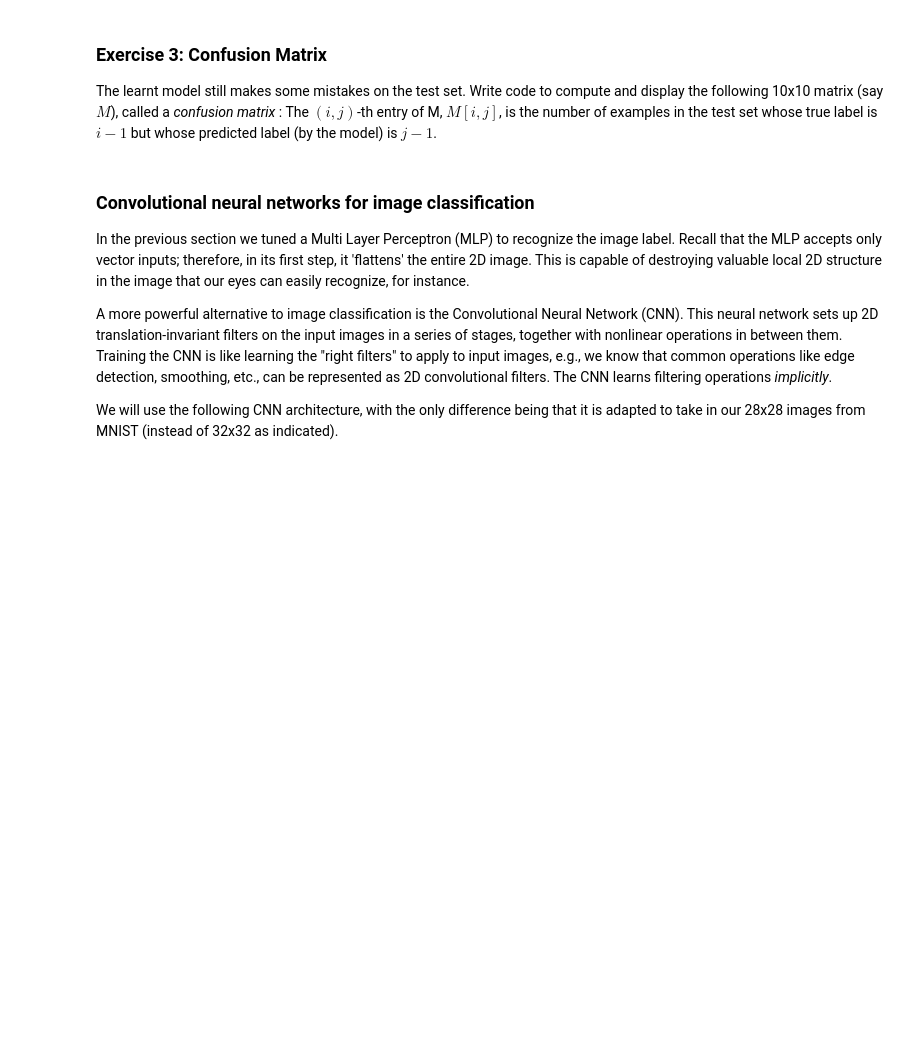
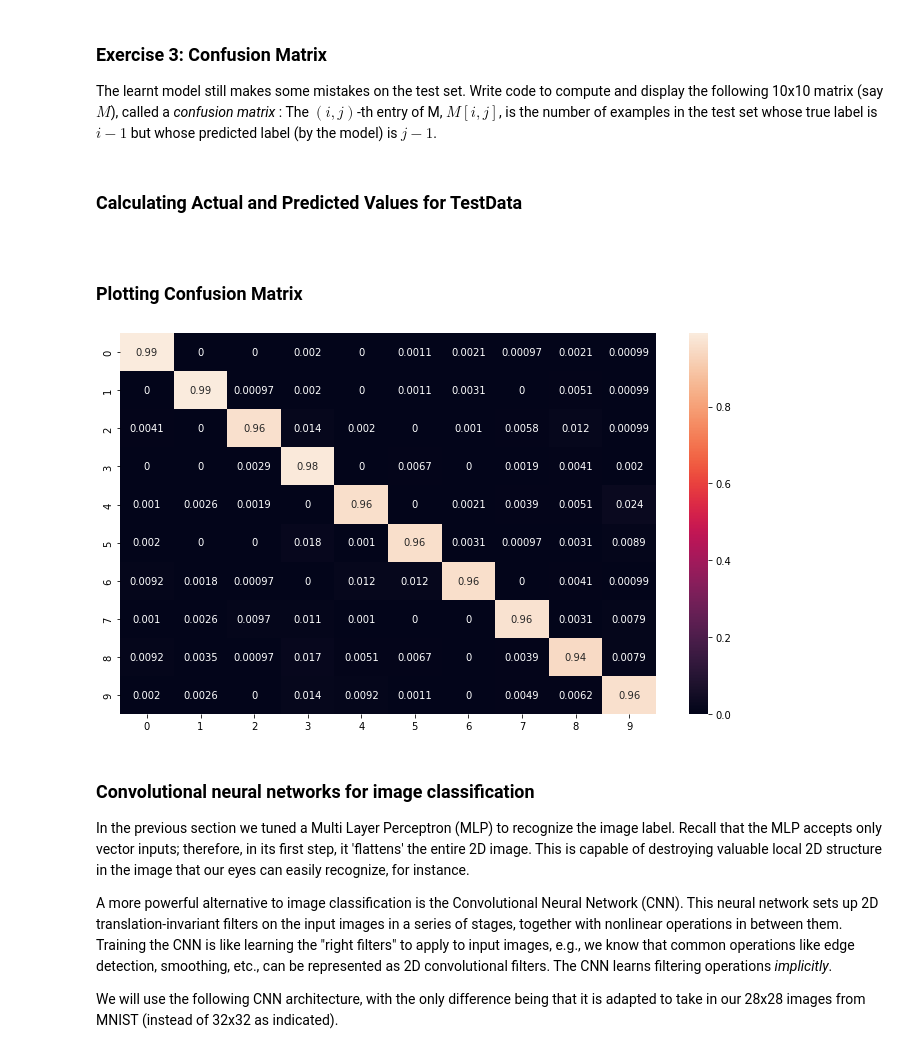
Before and after one commit to goswamiprashant/SData, a Jupyter notebook: Week_Akhilesh_3.ipynb, the cells around one changed output. Cells and saved outputs as stored; diff of their text form; code cells hidden in the pictures; blank space fills up the shorter version.

```diff
--- a/Week_Akhilesh_3.ipynb
+++ b/Week_Akhilesh_3.ipynb
@@ -432,3 +483,9 @@ This accuracy can perhaps be improved by tweaking hyperparameters, e.g. number o
 ### Exercise 2: Changing the optimization algorithm to ADAM
 
 Change the PyTorch optimizer to ADAM instead of SGD (look up PyTorch optimizer documentation), re-initialize the MLP and re-train it to see if it performs better.
+# %%
+#re-initializing MLP
+INPUT_DIM = 28 * 28
+OUTPUT_DIM = 10
+
+model_with_adam = MLP(INPUT_DIM, OUTPUT_DIM)
@@ -436,3 +554,5 @@ Change the PyTorch optimizer to ADAM instead of SGD (look up PyTorch optimizer d
 ### Exercise 3: Confusion Matrix
 
 The learnt model still makes some mistakes on the test set. Write code to compute and display the following 10x10 matrix (say $M$), called a _confusion matrix_ : The $(i,j)$-th entry of M, $M[i,j]$, is the number of examples in the test set whose true label is $i-1$ but whose predicted label (by the model) is $j-1$.
+# %% [markdown]
+<h3>Calculating Actual and Predicted Values for TestData<h3/>
@@ -439,3 +564,25 @@ The learnt model still makes some mistakes on the test set. Write code to comput
+# %%
+ypred=[]                                                       # list to store predicted vaLues
+ytrue=[]                                                       # list to store actual values
+for input,label in test_iterator:                              # iterating over test data
+       y_pred = model_with_adam(input)                         # storing predictions in y_pred
+       top_pred= (torch.max(y_pred, 1)[1]).data.numpy()        # evaluating class
+       #top_pred = y_pred.argmax(1, keepdim=True)
+       ypred.extend(top_pred)                                  # extending prediction list
+       ytrue.extend(label.data.numpy())                        # extending actual list
+# %% [markdown]
+<h3> Plotting Confusion Matrix </h3>
+# %%
+# Build confusion matrix
+classes=['0','1','2','3','4','5','6','7','8','9']
+cm_mat = confusion_matrix(ytrue, ypred)
+df_cm = pd.DataFrame(cm_mat / np.sum(cm_mat, axis=1), index = [i for i in classes],
+                     columns = [i for i in classes])
+plt.figure(figsize = (12,7))
+sns.heatmap(df_cm, annot=True)
+plt.savefig('output.png')
+# %% [output]
+[figure, added]
 # %% [markdown]
 ### Convolutional neural networks for image classification
 
```
Also changed, not shown: parts of 28 cells of this notebook.
